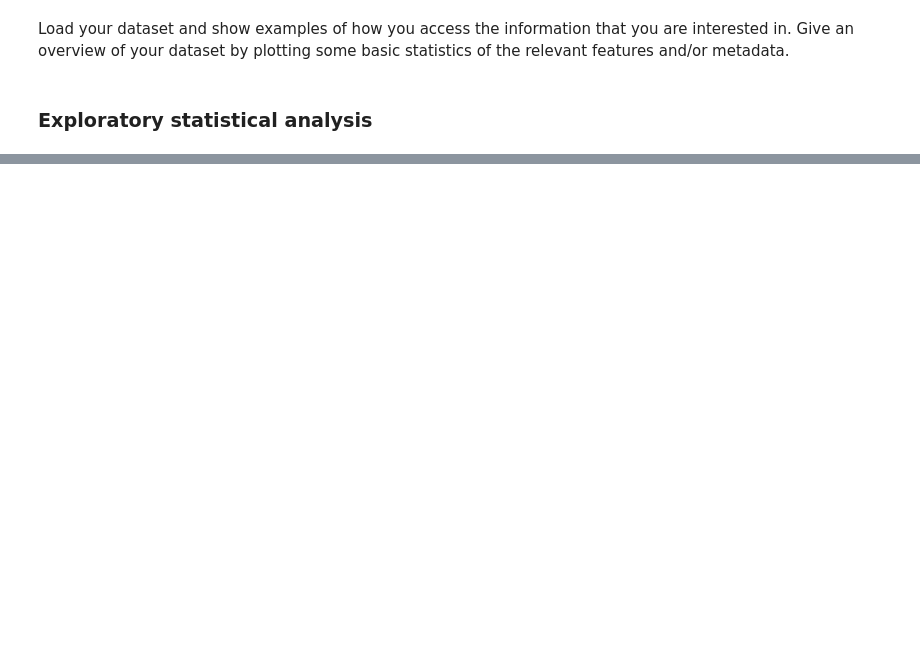
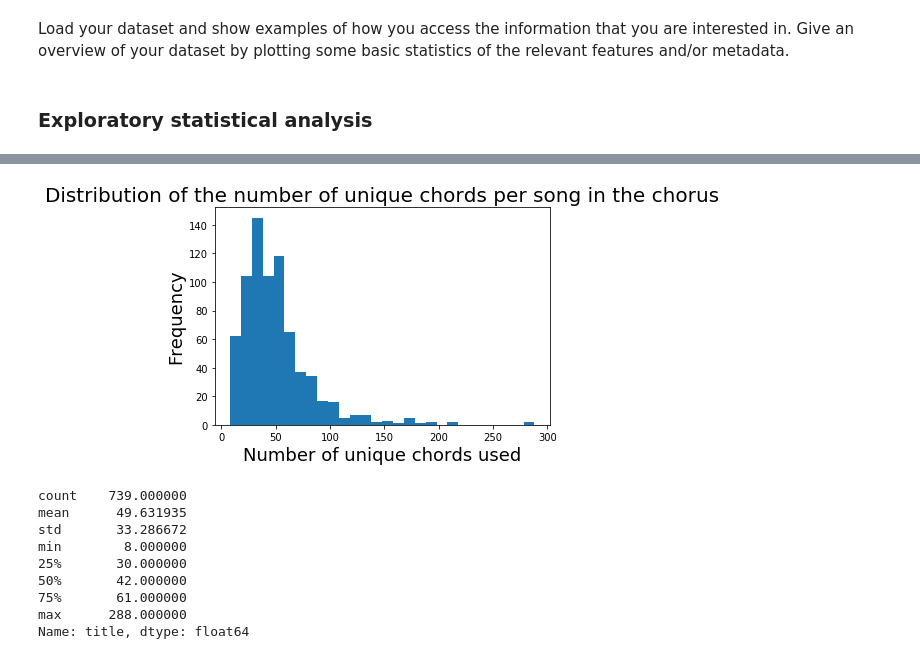
Before and after one commit to GiacomoAlliata/DigitalMusicologyProject, a Jupyter notebook: data_preprocessing.ipynb, the cells around one changed output, grey strips where cells are left out. Saved outputs shown, nothing was run; the diff lists cells and outputs as text; code cells hidden in the pictures; blank space fills up the shorter version.

```diff
--- a/data_preprocessing.ipynb
+++ b/data_preprocessing.ipynb
@@ -464,0 +571,13 @@ collection_df.chord_dic.map(lambda y: y["bass"]).value_counts()[1:].plot(kind="b
+# %%
+unique_chords_section('chorus')
+# %% [output]
+[figure, added]
+count    739.000000
+mean      49.631935
+std       33.286672
+min        8.000000
+25%       30.000000
+50%       42.000000
+75%       61.000000
+max      288.000000
+Name: title, dtype: float64
```
Also changed, not shown: parts of 74 cells of this notebook.
